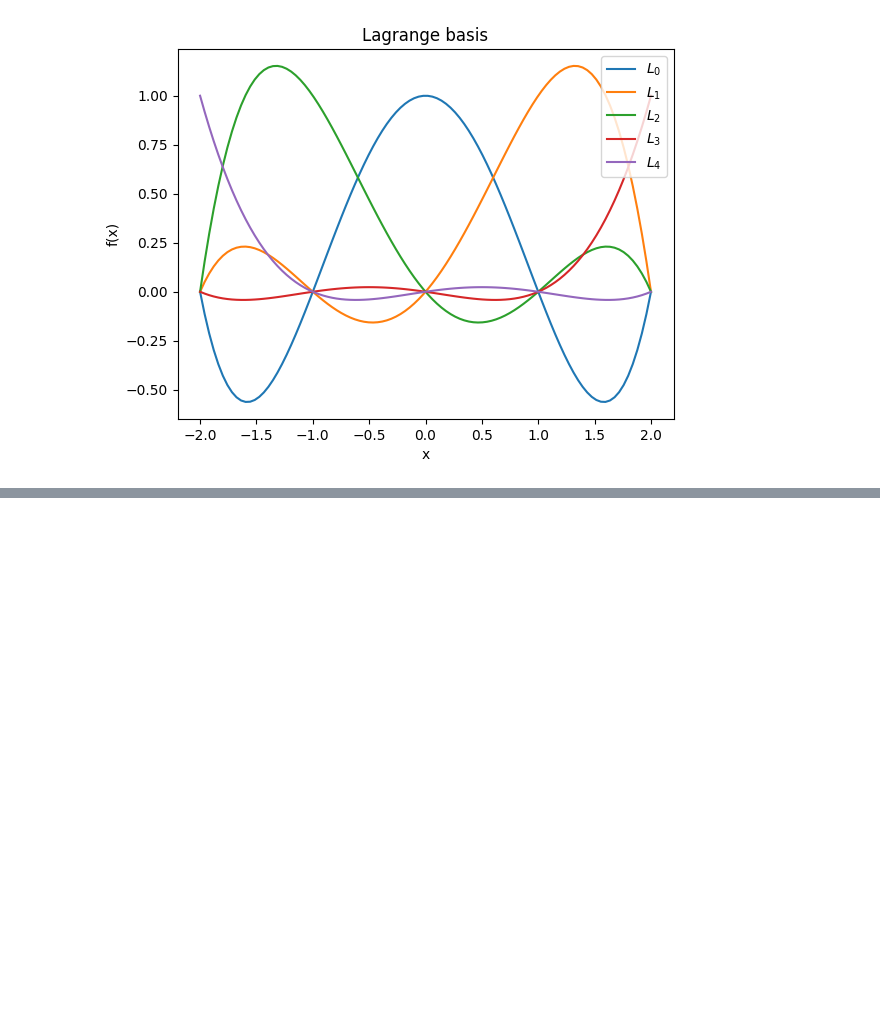
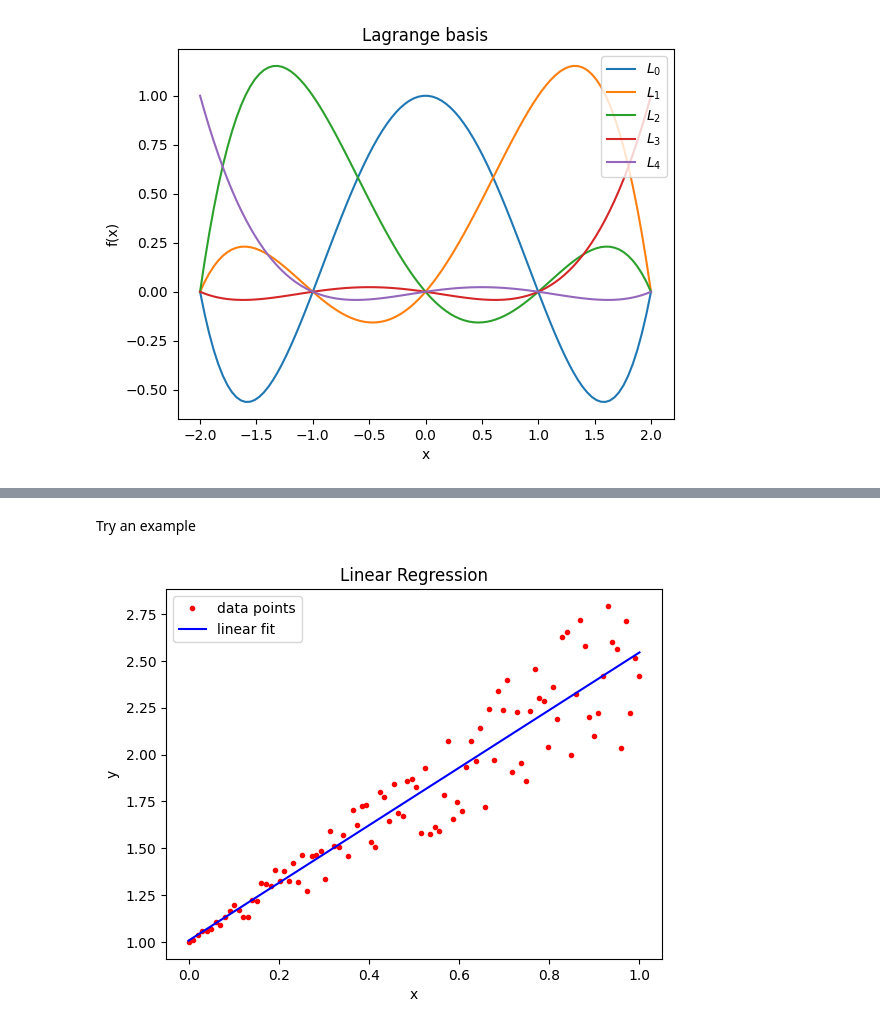
Before and after one commit to diegosol127/AERO-222-Numerical-Methods, a Jupyter notebook: Lab/Lab6/AERO_222_Lab_6.ipynb, the cells around one changed output, grey strips where cells are left out. Saved outputs shown, nothing was run; the diff lists cells and outputs as text; code cells hidden in the pictures; blank space fills up the shorter version.

```diff
--- a/Lab/Lab6/AERO_222_Lab_6.ipynb
+++ b/Lab/Lab6/AERO_222_Lab_6.ipynb
@@ -163,0 +297,26 @@ plt.show()
+# %% [markdown]
+Try an example
+# %%
+# generate x and y data
+x = np.linspace(0,1,100)
+y = 1 + x + x*np.random.random(len(x))
+x = x.reshape(len(x),1)
+
+# assemble matrix A
+A = np.hstack([np.ones_like(x), x])
+y = y.reshape(A.shape[0],1)
+
+# solve the least-squares problem
+c = np.linalg.inv(A.T@A) @ A.T @ y
+c = np.linalg.pinv(A).dot(y) # use the pseudo inverse
+yHat = c[0] + c[1]*x
+
+plt.plot(x,y,'r.',label='data points')
+plt.plot(x,yHat,'b-',label='linear fit')
+plt.xlabel('x')
+plt.ylabel('y')
+plt.title('Linear Regression')
+plt.legend()
+plt.show()
+# %% [output]
+[figure, added]
```
Also changed, not shown: parts of 10 cells of this notebook.
